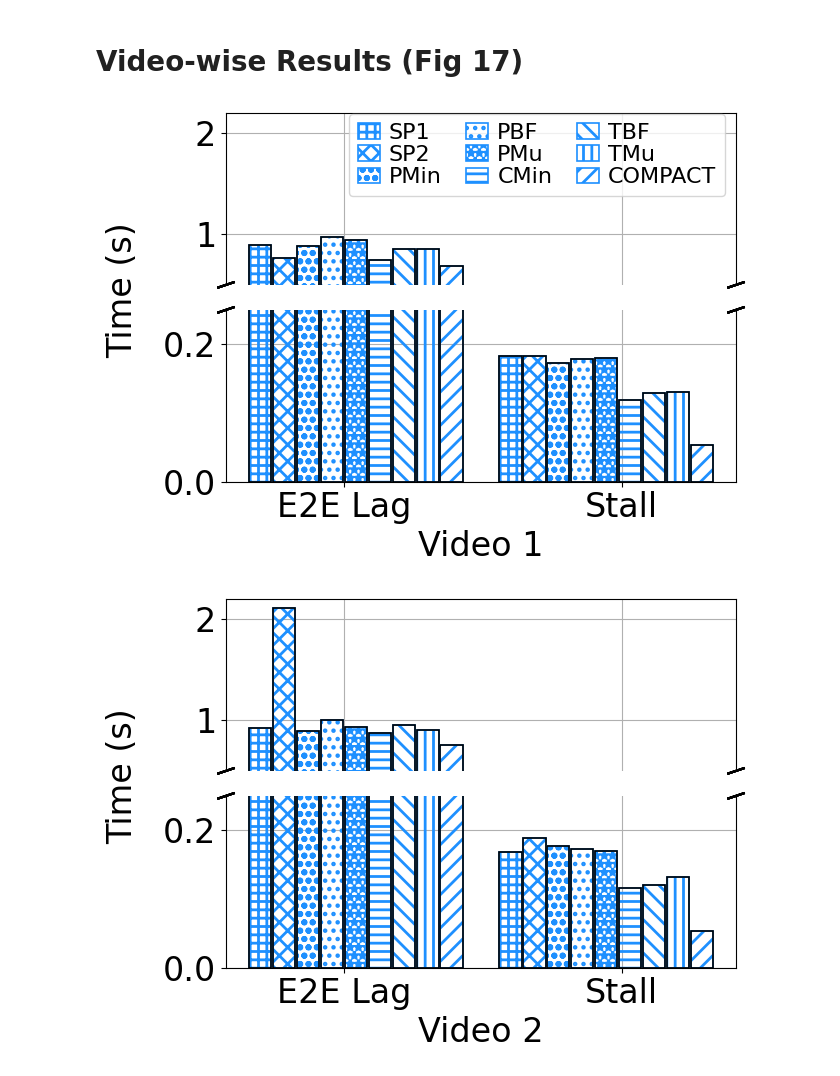
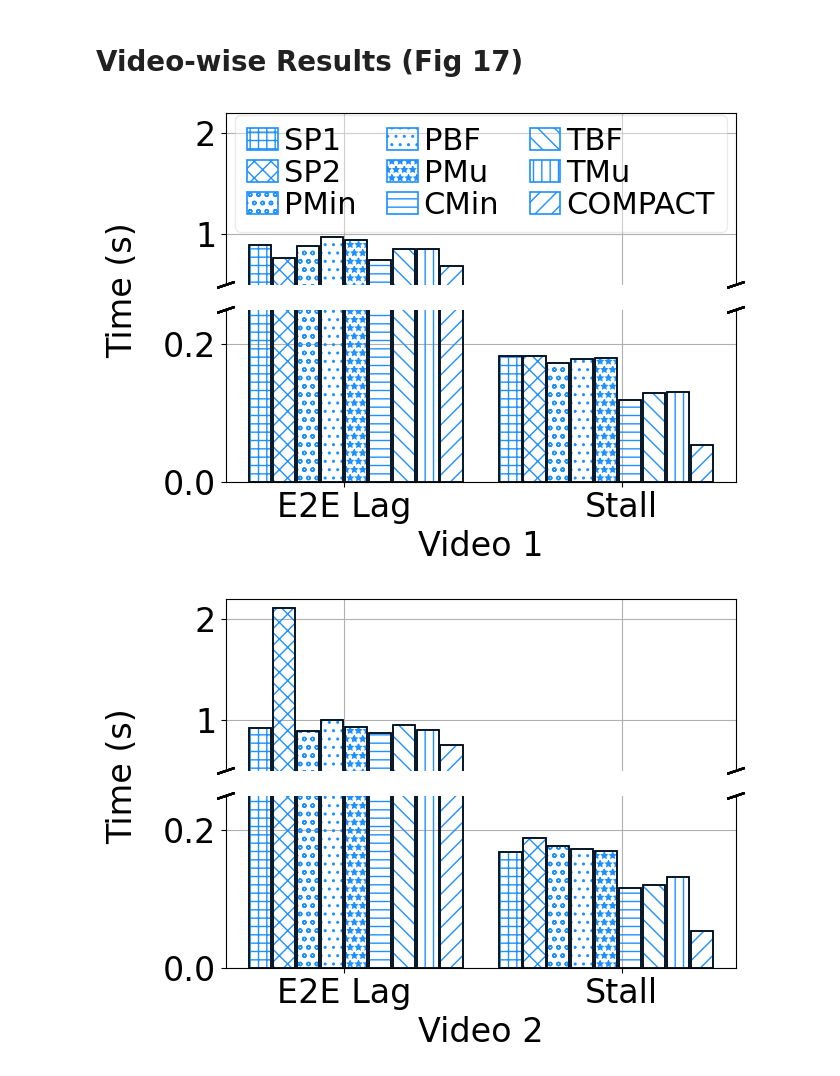
Before and after one commit to shubhamchdhary/COMPACT, a Jupyter notebook: generateResults.ipynb, the cells around one changed output. Saved outputs shown, nothing was run; the diff lists cells and outputs as text; code cells hidden in the pictures.

```diff
--- a/generateResults.ipynb
+++ b/generateResults.ipynb
@@ -1,6 +1,9 @@
 # %%
 from pathlib import Path
 import matplotlib.pyplot as plt
+import matplotlib
+matplotlib.rcParams['pdf.fonttype'] = 42
+matplotlib.rcParams['ps.fonttype'] = 42
 import matplotlib.ticker as ticker
 import numpy as np
 import joblib as jb
@@ -796,35 +805,36 @@ for v in range(len(videos)):
         newAxes.bar(np.array([1,10]) + 0.86*m, [videoLagsMean[v][m], videoStallsMean[v][m]], width=0.8, linewidth=1.2, edgecolor="k", fill=False, zorder=2)
         newAxes.set_ylim(0.5, 2.2)
         newAxes.tick_params(bottom=False, labelbottom=False)
         newAxes.spines['bottom'].set_visible(False)
 
         # From https://matplotlib.org/examples/pylab_examples/broken_axis.html
         d = .015  # how big to make the diagonal lines in axes coordinates
         # arguments to pass to plot, just so we don't keep repeating them
         kwargs = dict(transform=newAxes.transAxes, color='k', clip_on=False)
         newAxes.plot((-d, +d), (-d, +d), **kwargs)        # top-left diagonal
         newAxes.plot((1 - d, 1 + d), (-d, +d), **kwargs)  # top-right diagonal
 
         kwargs.update(transform=axes.transAxes)  # switch to the bottom axes
         axes.plot((-d, +d), (1 - d, 1 + d), **kwargs)  # bottom-left diagonal
         axes.plot((1 - d, 1 + d), (1 - d, 1 + d), **kwargs)  # bottom-right diagonal
 
     axes.set_xlabel(f"Video {v+1}", fontsize=24)
     axes.set_ylabel("Time (s)", fontsize=24)
     axes.yaxis.set_label_coords(0.032, 0.6, transform=fig.transFigure)
     axes.set_xticks([4, 14], ["E2E Lag", "Stall"], fontsize=24)
     axes.tick_params(axis="y", labelsize=24)
     newAxes.set_xticks([4, 14], ["E2E Lag", "Stall"], fontsize=24)
     newAxes.tick_params(axis="y", labelsize=24)
     axes.grid(True)
     newAxes.grid(True)
     if v == 0: # shows legend in last subplot
-        plt.legend(fontsize=16, ncol=3, bbox_to_anchor=(1, 1.06), handlelength=1, handletextpad=0.4, columnspacing=1.1, labelspacing=0.1)
+        # plt.legend(fontsize=22, ncol=3, bbox_to_anchor=(0.6, 1.06), handlelength=1, handletextpad=0.2, columnspacing=1, labelspacing=0.1)
+        plt.legend(fontsize=22, ncol=3, loc="upper center", bbox_to_anchor=(0.5, 1.08), framealpha=0.4, handlelength=1, handletextpad=0.2, columnspacing=1, labelspacing=0.1)
     fig.align_ylabels()
-    plt.tight_layout()
-    # plt.savefig(f"Plots/videoWise_barplot_video{v+1}_{trace}_brokenAxis.pdf", bbox_inches="tight")
+    fig.tight_layout()
+    plt.savefig(f"Results/Plots/videoWise_barplot_video{v+1}_{trace}_brokenAxis.pdf", bbox_inches="tight")
     # plt.cla()
     # plt.clf()
 # %% [output]
-[figure, old version]
+[figure, new version]
-[figure, old version]
+[figure, new version]
```
Also changed, not shown: parts of 16 cells of this notebook.
